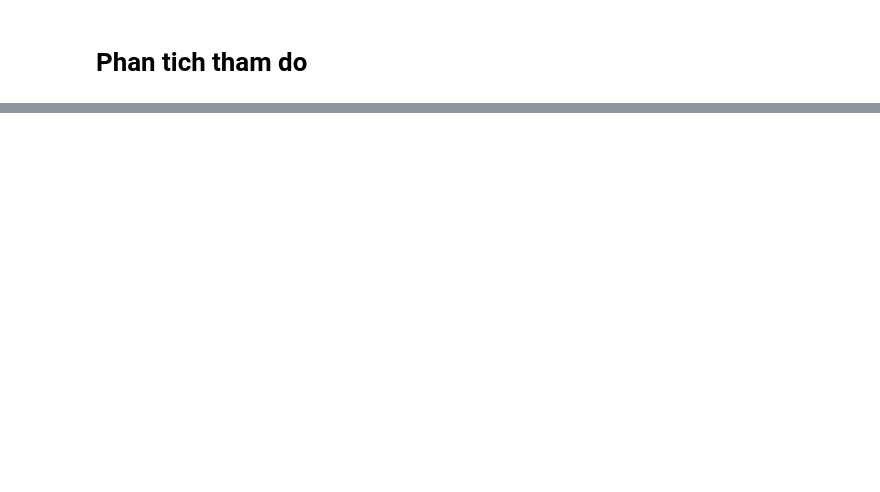
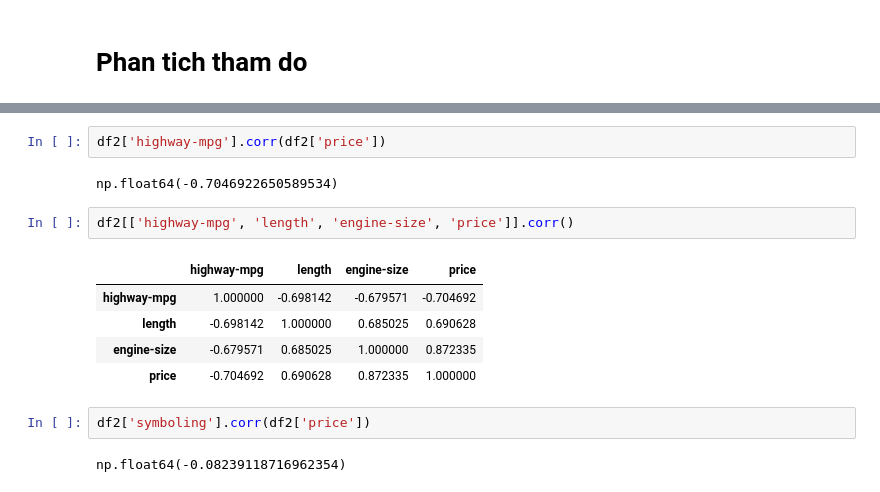
Before and after one commit to letienhoang/PhanTichVaTrucQuanDuLieu, a Jupyter notebook: Buoi6/Buoi6.ipynb, the cells around one changed output, grey strips where cells are left out. Saved outputs shown, nothing was run; the diff lists cells and outputs as text; blank space fills up the shorter version.

```diff
--- a/Buoi6/Buoi6.ipynb
+++ b/Buoi6/Buoi6.ipynb
@@ -116,2 +116,18 @@ df_bai5['price'].kurt()
 # %% [output]
 np.float64(3.2315368868295193)
+# %%
+df2['highway-mpg'].corr(df2['price'])
+# %% [output]
+np.float64(-0.7046922650589534)
+# %%
+df2[['highway-mpg', 'length', 'engine-size', 'price']].corr()
+# %% [output]
+|  | highway-mpg | length | engine-size | price |
+| highway-mpg | 1.000000 | -0.698142 | -0.679571 | -0.704692 |
+| length | -0.698142 | 1.000000 | 0.685025 | 0.690628 |
+| engine-size | -0.679571 | 0.685025 | 1.000000 | 0.872335 |
+| price | -0.704692 | 0.690628 | 0.872335 | 1.000000 |
+# %%
+df2['symboling'].corr(df2['price'])
+# %% [output]
+np.float64(-0.08239118716962354)
```
Also changed, not shown: parts of 10 cells of this notebook, 4 other files.
